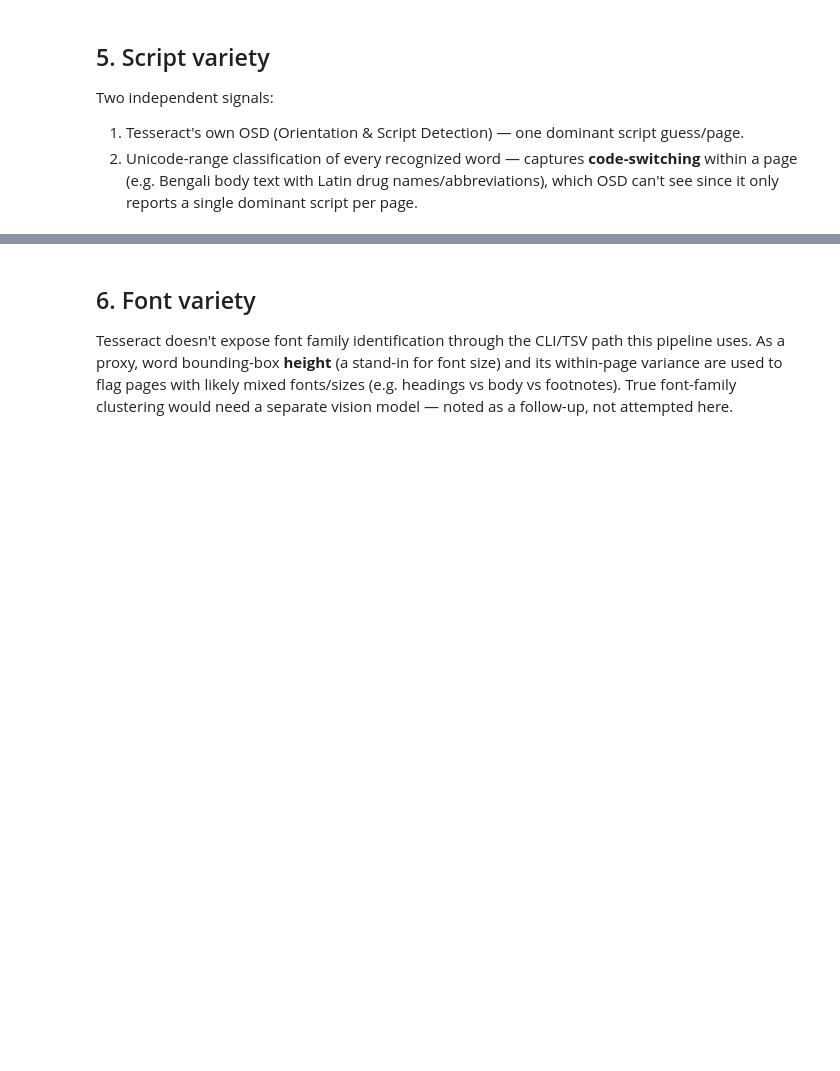
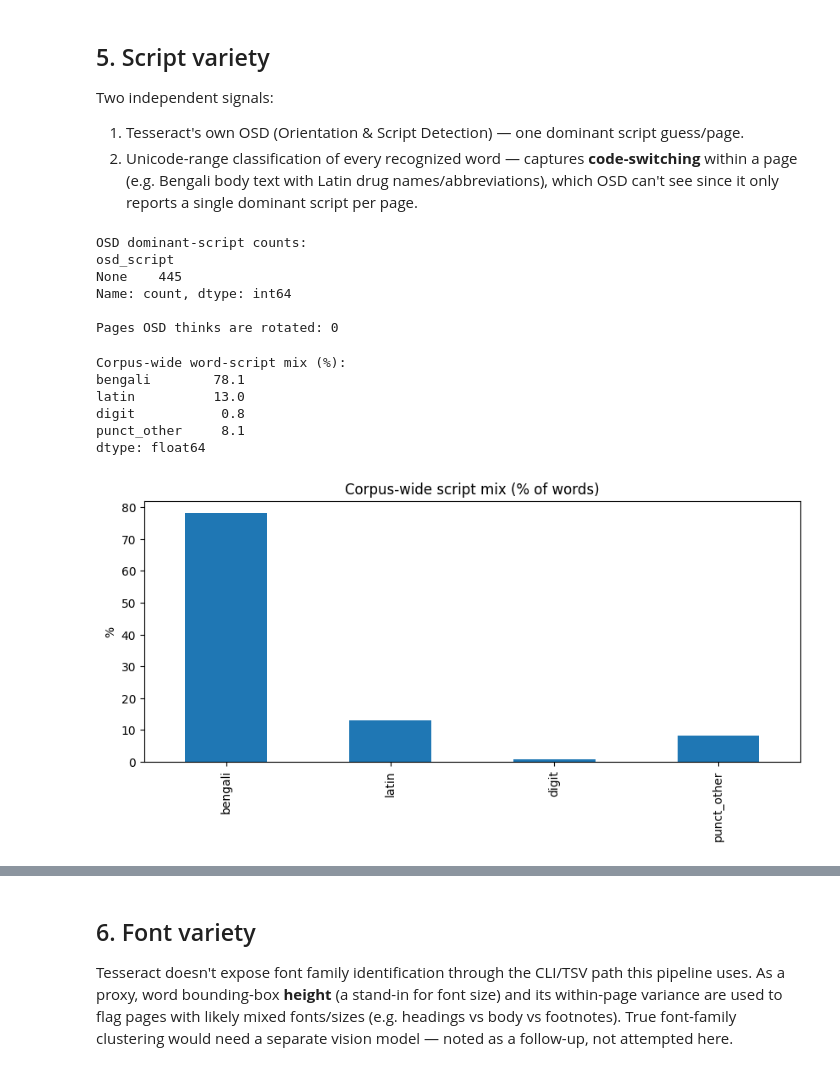
Before and after one commit to Aritra15/doc-agent-G14, a Jupyter notebook: notebooks/eda.ipynb, the cells around one changed output, grey strips where cells are left out. Saved outputs shown, nothing was run; the diff lists cells and outputs as text; code cells hidden in the pictures; blank space fills up the shorter version.

```diff
--- a/notebooks/eda.ipynb
+++ b/notebooks/eda.ipynb
@@ -263,7 +324,7 @@ def detect_osd(path: Path) -> dict:
     }
 
 
-osd_df = pd.DataFrame([detect_osd(p) for p in pages])
+osd_df = pd.DataFrame([detect_osd(p) for p in tqdm(pages)])
 inv_df = inv_df.merge(osd_df, on="file", how="left")
 
 print("OSD dominant-script counts:")
@@ -273,6 +334,13 @@ rotated = inv_df[inv_df["osd_orientation"].fillna(0) != 0]
 print(f"\nPages OSD thinks are rotated: {len(rotated)}")
 if len(rotated):
     print(rotated[["file", "osd_orientation"]])
+# %% [output]
+OSD dominant-script counts:
+osd_script
+None    445
+Name: count, dtype: int64
+
+Pages OSD thinks are rotated: 0
 # %%
 BENGALI_RANGE = (0x0980, 0x09FF)
 
@@ -290,36 +358,50 @@ def classify_char(ch: str) -> str:
     return "punct_other"
 
 
 def word_script_mix(path: Path) -> dict:
+    result = run_tesseract(path, "tsv")
     counts = Counter()
-    for row in tsv_word_rows(str(path)):  # cached level-5 word rows (QUOTE_NONE)
-        char_classes = Counter(classify_char(c) for c in row.get("text", ""))
+    if result.returncode != 0:
+        return {"file": path.name}
+    for row in csv.DictReader(io.StringIO(result.stdout), delimiter="\t"):
+        text = row.get("text", "")
+        if row.get("level") != "5" or not text.strip():
+            continue
+        char_classes = Counter(classify_char(c) for c in text)
         # classify the whole word by its majority non-space class
         char_classes.pop("space", None)
         if not char_classes:
             continue
         dominant = char_classes.most_common(1)[0][0]
         counts[dominant] += 1
     counts["file"] = path.name
     return dict(counts)
 
 
-script_mix_df = pd.DataFrame([word_script_mix(p) for p in pages]).fillna(0)
+script_mix_df = pd.DataFrame([word_script_mix(p) for p in tqdm(pages)]).fillna(0)
 for col in ["bengali", "latin", "digit", "punct_other"]:
     if col not in script_mix_df.columns:
         script_mix_df[col] = 0
 
 inv_df = inv_df.merge(script_mix_df, on="file", how="left")
 
 # corpus-wide script mix
 totals = inv_df[["bengali", "latin", "digit", "punct_other"]].sum()
 totals_pct = (totals / totals.sum() * 100).round(1)
 print("Corpus-wide word-script mix (%):")
 print(totals_pct)
 
 totals_pct.plot(kind="bar", title="Corpus-wide script mix (% of words)")
 plt.ylabel("%")
 plt.show()
+# %% [output]
+Corpus-wide word-script mix (%):
+bengali        78.1
+latin          13.0
+digit           0.8
+punct_other     8.1
+dtype: float64
+[figure, added]
 # %%
 # Pages with meaningful code-switching (both bengali and latin words present)
 mixed = inv_df[(inv_df["bengali"] > 0) & (inv_df["latin"] > 0)]
```
Also changed, not shown: parts of 18 cells of this notebook.
